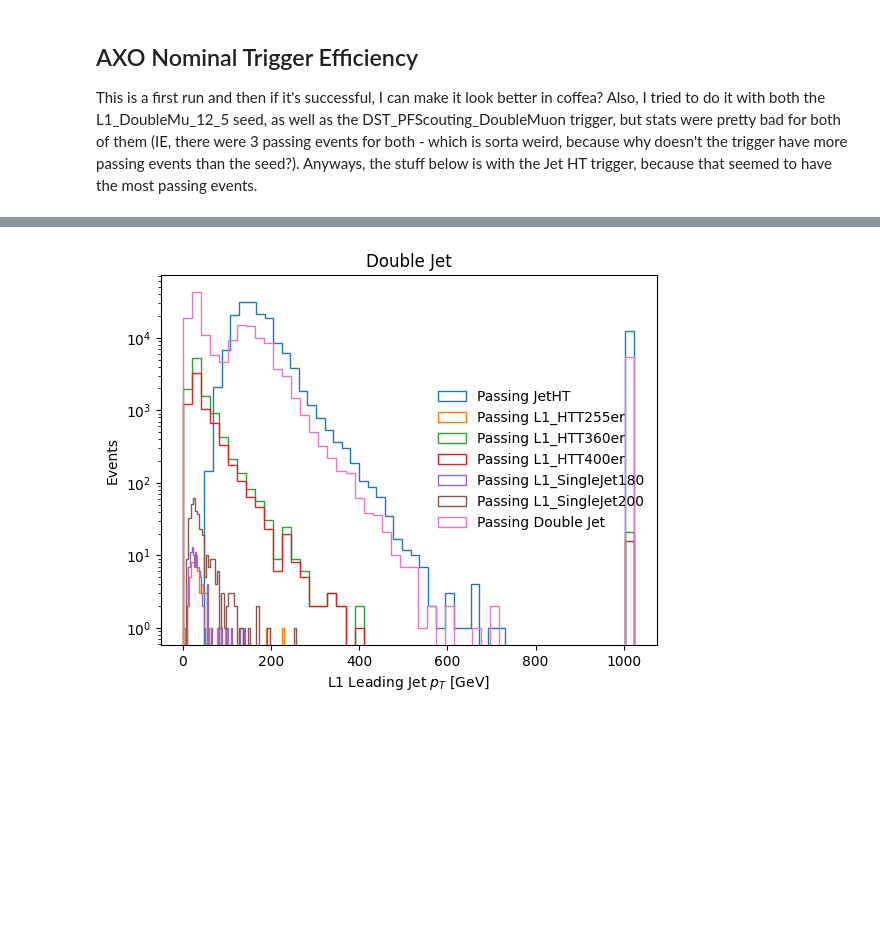
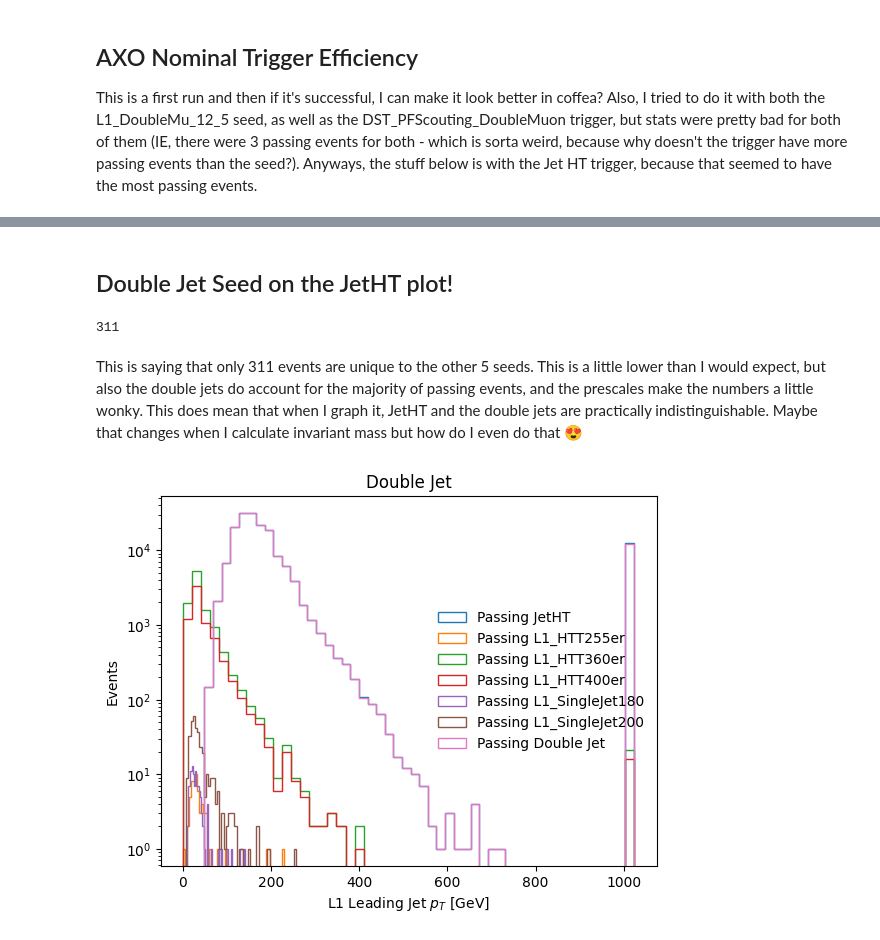
Before and after one commit to AdaCollins01/completed_axol1tl_practice, a Jupyter notebook: 4_getting_started_with_triggers.ipynb, the cells around one changed output, grey strips where cells are left out. Saved outputs shown, nothing was run; the diff lists cells and outputs as text; code cells hidden in the pictures; blank space fills up the shorter version.

```diff
--- a/4_getting_started_with_triggers.ipynb
+++ b/4_getting_started_with_triggers.ipynb
@@ -184,6 +184,6 @@ jetHT = events["DST_PFScouting_JetHT"].array()
 for key, value in JetHT_bits.items():
     passed_bit = np.sum(value)
     passed_JetHT = np.sum(jetHT) # We don't want total events anymore, just the number of events that passed JetHT
-    percent_passed = (passed_bit / passed_JetHT) * 100
-    print(f"For JetHT triggered events, {percent_passed}% passed {key}")
+  #  percent_passed = (passed_bit / passed_JetHT) * 100
+    print(f"For JetHT triggered events, {passed_bit}% passed {key}")
 # %% [output]
@@ -784,9 +790,0 @@ Text(0, 0.5, 'Efficiency')
-# %%
-from pylorentz import Momentum4 # may need to restart notebook after install above
-
-events = file["Events"]
-jet_pt  = events["L1Jet_pt"].array()
-jet_eta = events["L1Jet_eta"].array()
-jet_phi = events["L1Jet_phi"].array()
-jet_m   = events["L1Jet_m"].array()
-jet_charge = events["L1Jet_charge"].array()
@@ -798,45 +805,56 @@ KeyInFileError: not found: 'L1Jet_m'
+# %% [markdown]
+## Double Jet Seed on the JetHT plot!
 # %%
 # All on one plot, include double jets
+passed_jetHT = events["DST_PFScouting_JetHT"].array()
 passed_255 = events["L1_HTT255er"].array()
 passed_360 = events["L1_HTT360er"].array()
 passed_400 = events["L1_HTT400er"].array()
 passed_sj180 = events["L1_SingleJet180"].array()
 passed_sj200 = events["L1_SingleJet200"].array()
-double_jet = []
 
-for i, event in enumerate(events['DST_PFScouting_JetHT'].array(), start = 0):
-    if event == True:
-        if passed_255[i] == False & passed_360[i] == False & passed_400[i] == False & passed_sj180[i] == False & passed_sj200[i] == False:
-            double_jet.append(event)
-    else:
-        double_jet.append(event)
+double_jet = passed_jetHT & ~(passed_255) & ~passed_360 & ~passed_400 & ~passed_sj180 & ~passed_sj200
+# %%
+counter = 0
+for i in range(len(double_jet)):
+    if double_jet[i] != passed_jetHT[i]:
+        counter += 1
+
+print(counter)
+# %% [output]
+311
+# %% [markdown]
+This is saying that only 311 events are unique to the other 5 seeds. This is a little lower than I would expect, but also the double jets do account for the majority of passing events, and the prescales make the numbers a little wonky. This does mean that when I graph it, JetHT and the double jets are practically indistinguishable. Maybe that changes when I calculate invariant mass but how do I even do that 😍
 # %%
+jet_bx_0 = events["L1Jet_bx"].array() == 0
+jet_pt = events["L1Jet_pt"].array()[jet_bx_0]
+
 JetHT_bits = {
     "JetHT" : events["DST_PFScouting_JetHT"].array(),
  #   "L1_HTT200er" : events["L1_HTT200er"].array(),
     "L1_HTT255er" : events["L1_HTT255er"].array(),
  #   "L1_HTT280er" : events["L1_HTT280er"].array(),
  #   "L1_HTT320er" : events["L1_HTT320er"].array(),
     "L1_HTT360er" : events["L1_HTT360er"].array(),
     "L1_HTT400er" : events["L1_HTT400er"].array(),
  #   "L1_HTT450er" : events["L1_HTT450er"].array(),
  #   "L1_ETT2000" : events["L1_ETT2000"].array(),
     "L1_SingleJet180" : events["L1_SingleJet180"].array(),
     "L1_SingleJet200" : events["L1_SingleJet200"].array(),
     "Double Jet" : double_jet
 }
 
 for key, value in JetHT_bits.items():
     plt.hist(ak.flatten(jet_pt[value][:,0:1]), #Every event that passed that specific bit
          bins=50,
          label=(f"Passing {key}"),
          histtype='step')
     plt.title(key)
     plt.legend(frameon=False)
     plt.yscale('log')
     plt.xlabel(r"L1 Leading Jet $p_T$ [GeV]")
     plt.ylabel("Events")
 
 plt.show()
 # %% [output]
-[figure, old version]
+[figure, new version]
```
Also changed, not shown: parts of 18 cells of this notebook.
